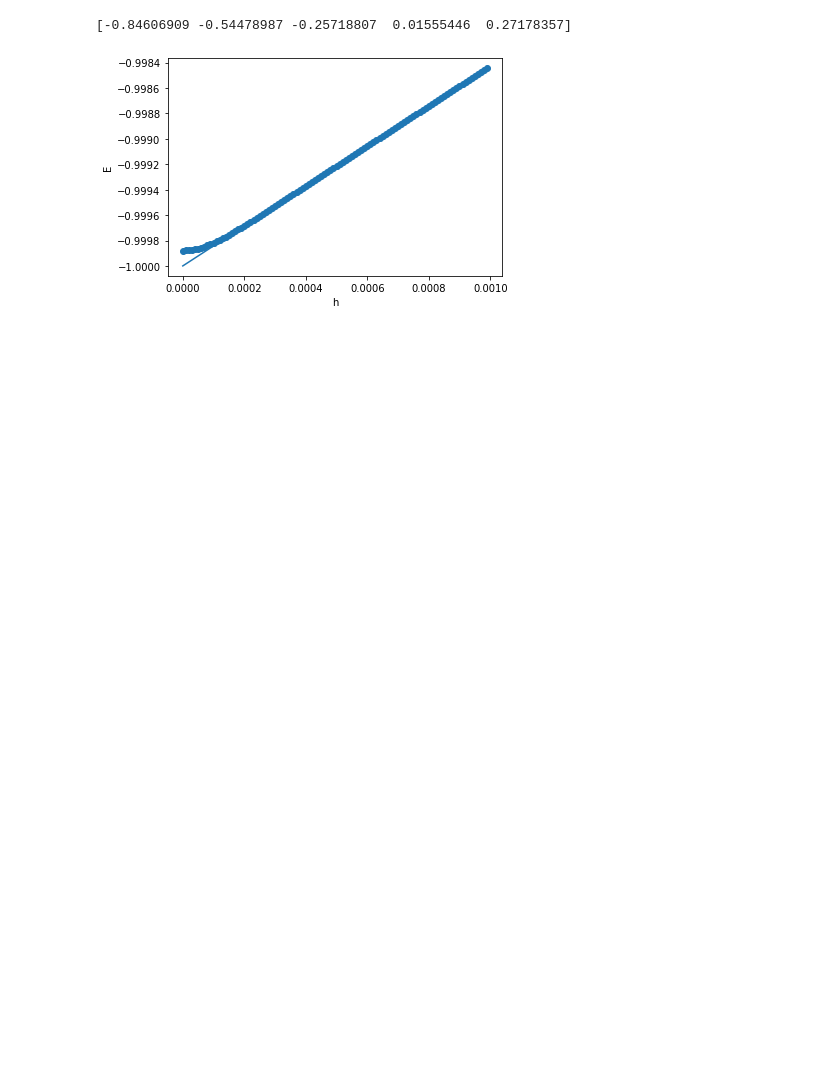
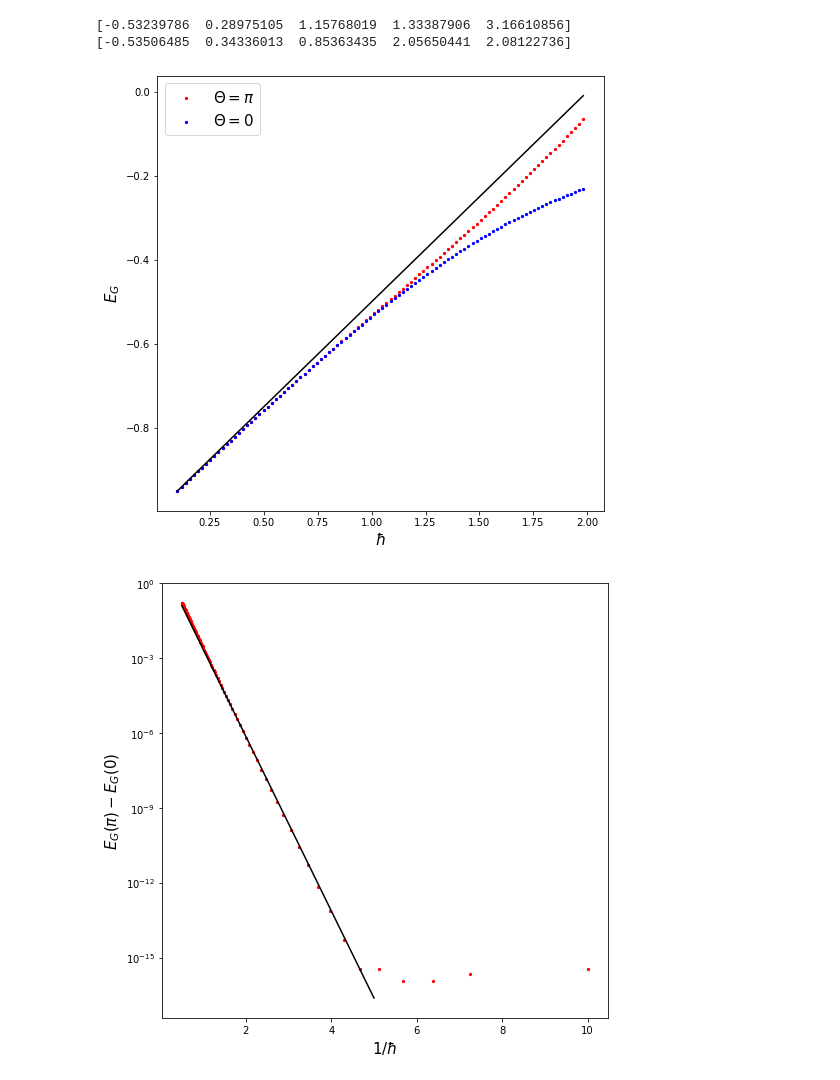
Before and after one commit to TopologicalQFT/AFT_final, a Jupyter notebook: Theta_test.ipynb, the cells around one changed output. Saved outputs shown, nothing was run; the diff lists cells and outputs as text; code cells hidden in the pictures; blank space fills up the shorter version.

```diff
--- a/Theta_test.ipynb
+++ b/Theta_test.ipynb
@@ -3,6 +3,9 @@
 # H : Hamiltonian matrix, size : N x N
 import numpy as np
 import matplotlib.pyplot as plt
+# big plot size setting,
+plt.rcParams["figure.figsize"] = (8,8)
+
 def Hamiltonian_diagonalization(H):
     import numpy as np
     # Diagonalize the Hamiltonian matrix
@@ -18,11 +21,15 @@ def Ham(N,h,theta):
         H[i,i+1]=1/2
         H[i+1,i]=1/2
     for i in range(2*N+1):
-        H[i,i]=(((i-N)*h*np.pi+theta)**2)/2
+        H[i,i]=((h*((i-N)+theta/(2*np.pi)))**2)/2
     return H
 # %%
-Hamiltonian=Ham(100,0.1,0)
+Hamiltonian=Ham(100,1,3.14)
 eigvals, eigvecs=Hamiltonian_diagonalization(Hamiltonian)
 print(eigvals[0:5])
+Hamiltonian=Ham(100,1,0)
+eigvals, eigvecs=Hamiltonian_diagonalization(Hamiltonian)
+print(eigvals[0:5])
 # %% [output]
-[-0.84606909 -0.54478987 -0.25718807  0.01555446  0.27178357]
+[-0.53239786  0.28975105  1.15768019  1.33387906  3.16610856]
+[-0.53506485  0.34336013  0.85363435  2.05650441  2.08122736]
@@ -43,4 +35,0 @@ def plot_E_h(h1,h2,theta):
-# %%
-h,E=plot_E_h(1e-7,1e-3,0)
-# %% [output]
-[figure, removed]
@@ -46,0 +87,5 @@ h,E=plot_E_h(1e-7,1e-3,0)
+# %%
+plot_diff(1e-1,2e-0)
+# %% [output]
+[figure, added]
+[figure, added]
```
Also changed, not shown: parts of 3 cells of this notebook, 5 other files.
